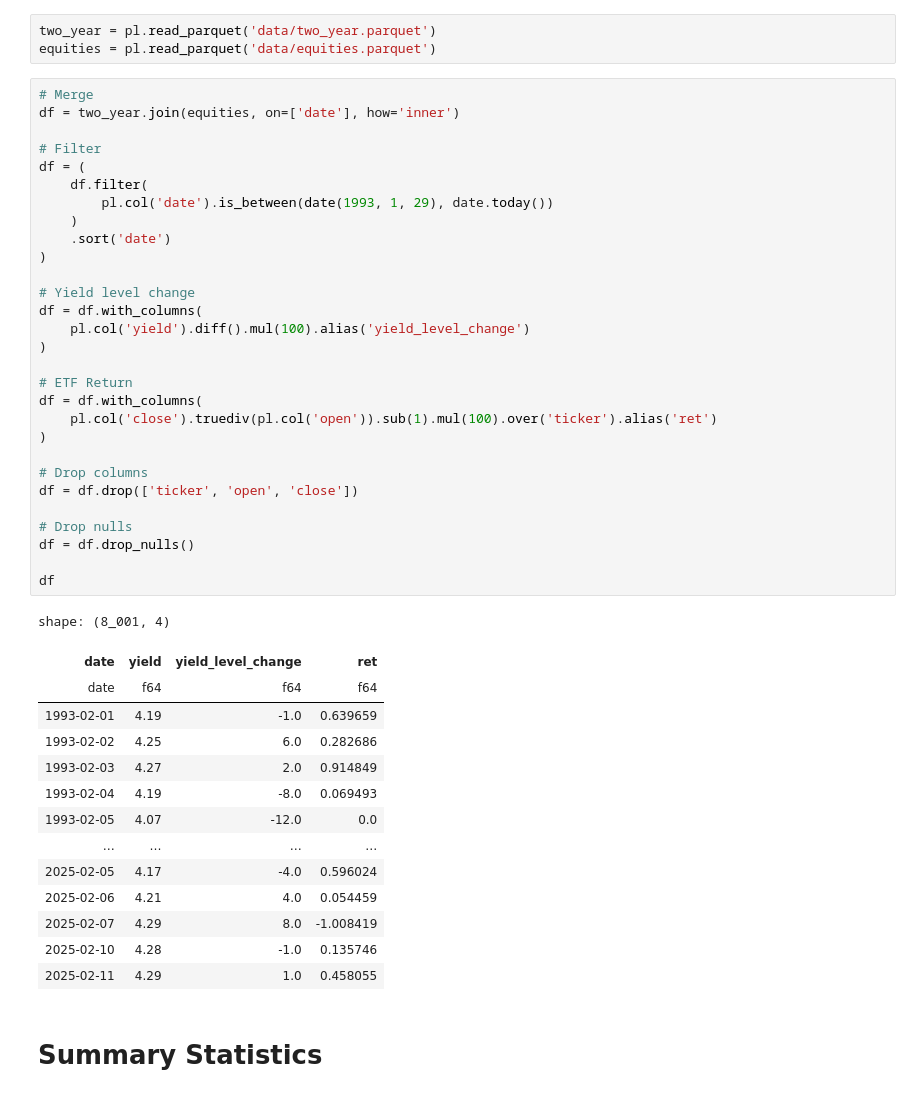
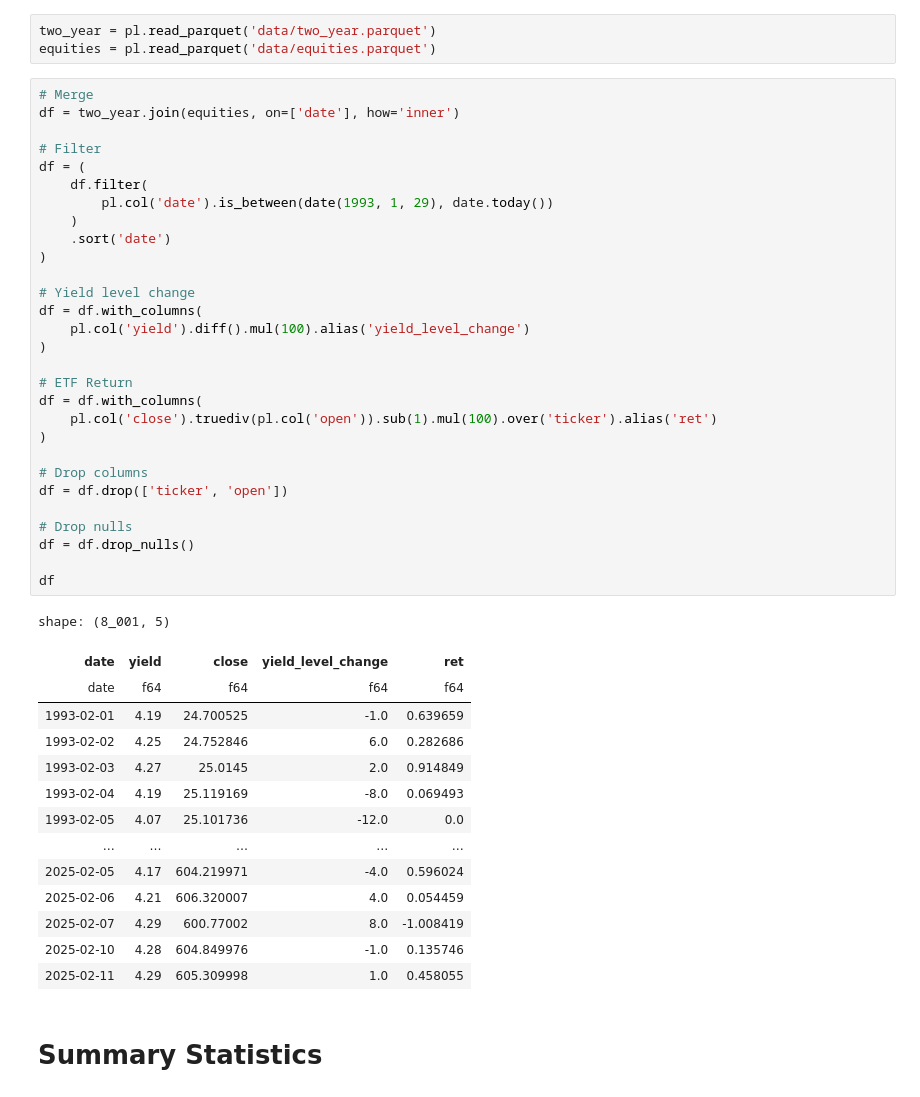
Before and after one commit to andrewhall1124/macro-finance-project, a Jupyter notebook: main.ipynb, the cells around one changed output. Saved outputs shown, nothing was run; the diff lists cells and outputs as text.

```diff
--- a/main.ipynb
+++ b/main.ipynb
@@ -16,47 +16,47 @@ equities = pl.read_parquet('data/equities.parquet')
 # %%
 # Merge
 df = two_year.join(equities, on=['date'], how='inner')
 
 # Filter
 df = (
     df.filter(
         pl.col('date').is_between(date(1993, 1, 29), date.today())
     )
     .sort('date')
 )
 
 # Yield level change
 df = df.with_columns(
     pl.col('yield').diff().mul(100).alias('yield_level_change')
 )
 
 # ETF Return
 df = df.with_columns(
     pl.col('close').truediv(pl.col('open')).sub(1).mul(100).over('ticker').alias('ret')
 )
 
 # Drop columns
-df = df.drop(['ticker', 'open', 'close'])
+df = df.drop(['ticker', 'open'])
 
 # Drop nulls
 df = df.drop_nulls()
 
 df
 # %% [output]
-shape: (8_001, 4)
+shape: (8_001, 5)
-| date | yield | yield_level_change | ret |
-| date | f64 | f64 | f64 |
-| 1993-02-01 | 4.19 | -1.0 | 0.639659 |
-| 1993-02-02 | 4.25 | 6.0 | 0.282686 |
-| 1993-02-03 | 4.27 | 2.0 | 0.914849 |
-| 1993-02-04 | 4.19 | -8.0 | 0.069493 |
-| 1993-02-05 | 4.07 | -12.0 | 0.0 |
-| … | … | … | … |
-| 2025-02-05 | 4.17 | -4.0 | 0.596024 |
-| 2025-02-06 | 4.21 | 4.0 | 0.054459 |
-| 2025-02-07 | 4.29 | 8.0 | -1.008419 |
-| 2025-02-10 | 4.28 | -1.0 | 0.135746 |
-| 2025-02-11 | 4.29 | 1.0 | 0.458055 |
+| date | yield | close | yield_level_change | ret |
+| date | f64 | f64 | f64 | f64 |
+| 1993-02-01 | 4.19 | 24.700525 | -1.0 | 0.639659 |
+| 1993-02-02 | 4.25 | 24.752846 | 6.0 | 0.282686 |
+| 1993-02-03 | 4.27 | 25.0145 | 2.0 | 0.914849 |
+| 1993-02-04 | 4.19 | 25.119169 | -8.0 | 0.069493 |
+| 1993-02-05 | 4.07 | 25.101736 | -12.0 | 0.0 |
+| … | … | … | … | … |
+| 2025-02-05 | 4.17 | 604.219971 | -4.0 | 0.596024 |
+| 2025-02-06 | 4.21 | 606.320007 | 4.0 | 0.054459 |
+| 2025-02-07 | 4.29 | 600.77002 | 8.0 | -1.008419 |
+| 2025-02-10 | 4.28 | 604.849976 | -1.0 | 0.135746 |
+| 2025-02-11 | 4.29 | 605.309998 | 1.0 | 0.458055 |
 # %% [markdown]
 # Summary Statistics
 # %%
```
Also changed, not shown: parts of 14 cells of this notebook.
